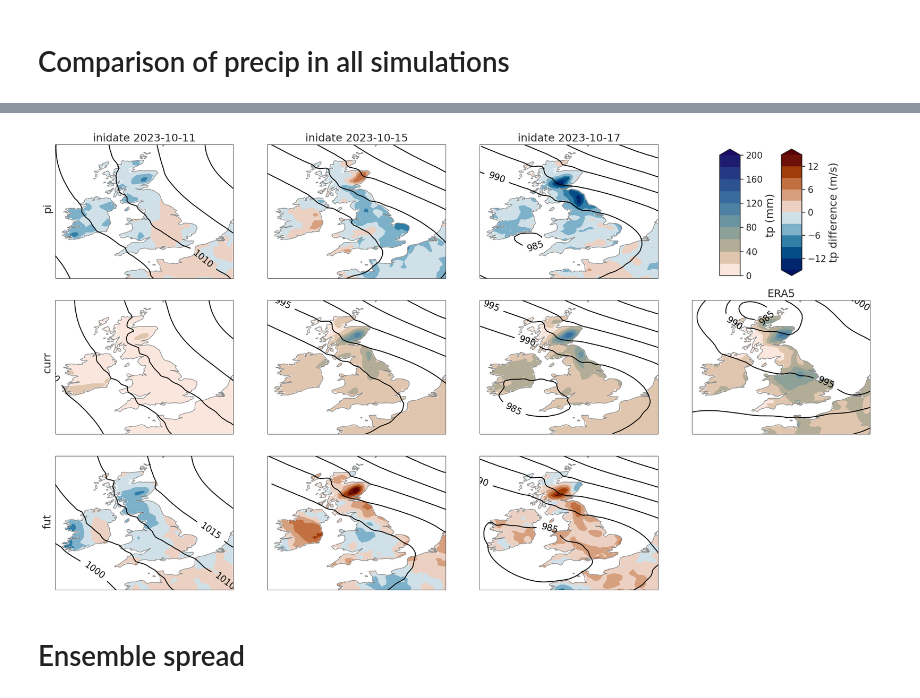
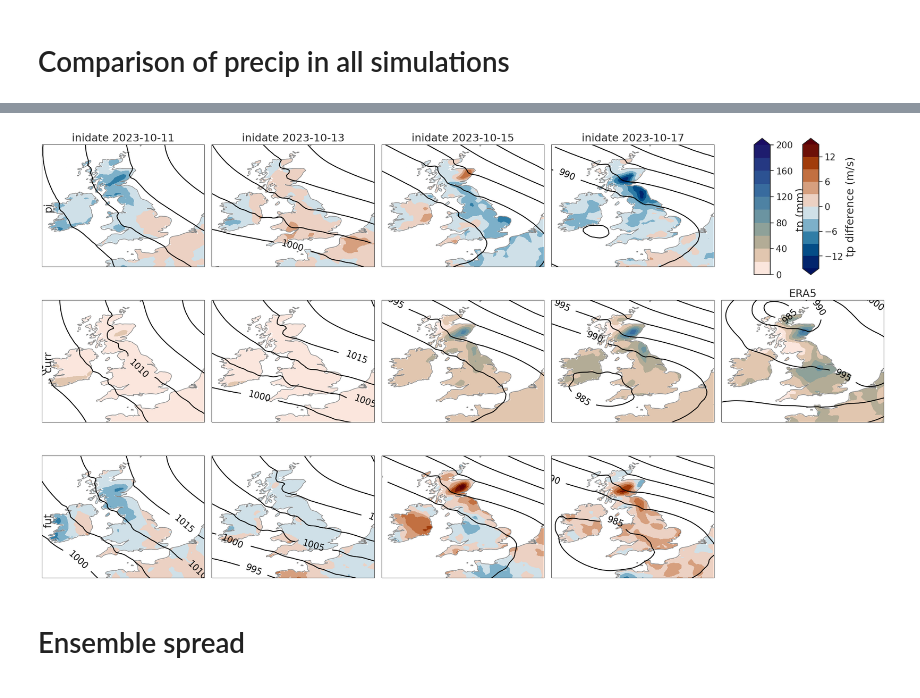
Before and after one commit to shirin-ermis/Storm_Babet, a Jupyter notebook: notebooks/03_total_precip.ipynb, the cells around one changed output, grey strips where cells are left out. Drawn from its saved outputs; the diff is of its cells as text; code cells hidden in the pictures.

Commit message:
using all 4 inidates

```diff
--- a/notebooks/03_total_precip.ipynb
+++ b/notebooks/03_total_precip.ipynb
@@ -170,6 +170,7 @@ projection = ccrs.PlateCarree()
 
 longitude =tp_era.longitude.values
 latitude = tp_era.latitude.values
+ini = '2023-10-17'
 
 # UK
 lat_max = 62
@@ -209,8 +210,8 @@ ax.set_extent([lon_min, lon_max, lat_min, lat_max], projection)
 ax.add_feature(cfeature.COASTLINE.with_scale('50m'), color = 'grey')
 
 # data for plotting
-tp_vals = tp_babet_curr.mean(dim='number').values
-p_vals = babet_curr.msl.sel(time=endtime).mean(dim='number').values/100
+tp_vals = tp_babet_exp['curr'].sel(inidate=ini).mean(dim='number').values
+p_vals = babet_exp['curr'].sel(inidate=ini).msl.sel(time=endtime).mean(dim='number').values/100
 
 # tp as shading
 clevs_tp = np.linspace(tp_min, tp_max, 17)
@@ -224,7 +225,7 @@ cs = ax.contour(longitude, latitude, p_vals, clevs_p, colors='black',
                 transform=projection)
 plt.clabel(cs, fmt='%d')
 
-plt.title('CURR, inidate 2023-10-17')
+plt.title(f'CURR, inidate {ini}')
 
 # -------------- all of Europe --------------
 lat_max = 70
@@ -262,8 +263,8 @@ ax.set_extent([lon_min, lon_max, lat_min, lat_max], projection)
 ax.add_feature(cfeature.COASTLINE.with_scale('50m'), color = 'grey')
 
 # data for plotting
-tp_vals = tp_babet_curr.mean(dim='number').values
-p_vals = babet_curr.msl.sel(time=endtime).mean(dim='number').values/100
+tp_vals = tp_babet_exp['curr'].sel(inidate=ini).mean(dim='number').values
+p_vals = babet_exp['curr'].sel(inidate=ini).msl.sel(time=endtime).mean(dim='number').values/100
 
 # tp as shading
 clevs_tp = np.linspace(tp_min, tp_max, 17)
@@ -276,7 +277,7 @@ clevs_p = np.linspace(p_min, p_max, 17)
 cs = ax.contour(longitude, latitude, p_vals, clevs_p, colors='black',
                 transform=projection)
 plt.clabel(cs, fmt='%d')
-plt.title('CURR, inidate 2023-10-17')
+plt.title(f'CURR, inidate {ini}')
 
 # colourbar, title etc
 fig.subplots_adjust(right=0.8)
@@ -304,9 +310,8 @@ tp_min = 0
 tp_max = 200
 
 fig = plt.figure(1, figsize=(20, 11))
-lead_times = ['inidate 2023-10-11', 'inidate 2023-10-15', 'inidate 2023-10-17']
-labels = ['a)', 'b)', 'c)', 'd)', 'e)', 'f)', 'g)', 'h)', 'i)', 'j)']
-inidates = ['2023-10-11', '2023-10-15', '2023-10-17']
+lead_times = ['inidate 2023-10-11', 'inidate 2023-10-13', 'inidate 2023-10-15', 'inidate 2023-10-17']
+inidates = ['2023-10-11', '2023-10-13', '2023-10-15', '2023-10-17']
 
 # EPS data ------------------
 latitude = babet_exp['pi'].sel(inidate='2023-10-17').latitude.values
@@ -316,12 +321,12 @@ for i, inidate in enumerate(inidates):
     for e, experiment in enumerate(experiments):
         p_vals = (babet_exp[experiment].sel(inidate=inidate, time=slice(starttime, endtime))/100).mean(dim=['number', 'time']).msl.values
 
-        if experiment in ['pi', 'incr']:  # plot differencefor counterfactual scenarios
+        if experiment in ['pi', 'incr']:  # plot difference for counterfactual scenarios
             tp_vals = (tp_babet_exp[experiment].sel(inidate=inidate).mean(dim='number') - tp_babet_exp['curr'].sel(inidate=inidate).mean(dim='number')).values
         else:
             tp_vals = tp_babet_exp[experiment].sel(inidate=inidate).mean(dim='number').values
 
-        ax = plt.subplot(3,4, i+1+e*4,projection = projection)
+        ax = plt.subplot(3,5, i+1+e*5,projection = projection)
         ax.set_extent(uk, projection)
         ax.add_feature(cfeature.COASTLINE.with_scale('50m'), color = 'grey', zorder = 14)
         ax.add_feature(cfeature.OCEAN, zorder=12, color = 'white')  #zorder > 10
@@ -346,63 +351,49 @@ for i, inidate in enumerate(inidates):
         else:
             ax.set_title('', size = str(fs))
 
-        # subplot label
-        # trans = mtransforms.ScaledTranslation(10/72, -5/72, fig.dpi_scale_trans)
-        # ax.text(0.0, 1.0, labels[i*3+e], transform=ax.transAxes + trans,
-        #     fontsize=fs, verticalalignment='top',
-        #     bbox=dict(facecolor='0.7', edgecolor='none', pad=3.0), zorder=18)
-
 # ERA5 or analysis data ----------------------
 latitude = era5.latitude
 longitude = era5.longitude
 
 p_vals = era5.msl.sel(time=endtime).values/100
 tp_vals = tp_era.values
-ax = plt.subplot(3,4,8,projection = projection)
+ax = plt.subplot(3,5,10,projection = projection)
 ax.set_extent(uk, projection)
 ax.add_feature(cfeature.COASTLINE.with_scale('50m'), color = 'grey', zorder = 14)
 ax.add_feature(cfeature.OCEAN, zorder=12, color = 'white')  #zorder > 10
 
 # tp as shading
 clevs_tp = np.linspace(tp_min, tp_max, 11)  # 17
 cf = ax.contourf(longitude, latitude, tp_vals, clevs_tp, cmap=cm.lapaz_r,
                 transform=projection, zorder = 10, extend = 'max')
 
 # isobars as contours
 clevs_p = np.arange(p_min, p_max, 5)
 cs = ax.contour(longitude, latitude, p_vals, clevs_p, colors='black',
                 transform=projection, zorder = 16)
 plt.clabel(cs, fmt='%d', fontsize=fs-3)
 ax.set_title("ERA5", size = fs)
 
-# trans = mtransforms.ScaledTranslation(10/72, -5/72, fig.dpi_scale_trans)
-# ax.text(0.0, 1.0, labels[-1], transform=ax.transAxes + trans,
-#     fontsize=fs, verticalalignment='top',
-#     bbox=dict(facecolor='0.7', edgecolor='none', pad=3.0), zorder=18)
-
-
 # Other figure settings -----------------
-ax = plt.subplot(3,4,4)
+ax = plt.subplot(3,5,5)
 ax.axis('off')  # removes subplot frame
 cax = ax.inset_axes([0.2, 0.02, 0.1, 0.95])  # creates inset, [x0,y0, width, height]
 cbar = fig.colorbar(cf, cax=cax, label='tp (mm)', extend = 'max', shrink=0.8)
 cbar.set_label(label='tp (mm)', size=fs)
 cbar.ax.tick_params(labelsize=fs-3)
 
 cax_diff = ax.inset_axes([0.5, 0.02, 0.1, 0.95])  # creates inset, [x0,y0, width, height]
 cbar_diff = fig.colorbar(cf_diff, cax=cax_diff, label='tp difference (mm)', extend = 'both', shrink=0.8)
 cbar_diff.set_label(label='tp difference (m/s)', size=fs)
 cbar_diff.ax.tick_params(labelsize=fs-3)
 plt.figtext(0.01, 0.82, 'pi', rotation='vertical', size=fs)
 plt.figtext(0.01, 0.48, 'curr', rotation='vertical', size=fs)
 plt.figtext(0.01, 0.15, 'fut', rotation='vertical', size=fs)
 plt.tight_layout()
 
-# plt.savefig('figures/PAPER1_max_gusts_'+area_for_percentiles+'.png')
-# plt.savefig('figures/PAPER1_max_gusts_'+area_for_percentiles+'.pdf')
-# plt.savefig('figures/PAPER1_max_gusts_'+area_for_percentiles+'.eps')
+# plt.savefig('figures/03_tp_.png')
 # %% [output]
-[figure, old version]
+[figure, new version]
 # %% [markdown]
 # Ensemble spread
 # %%
```
Also changed, not shown: parts of 5 cells of this notebook.
